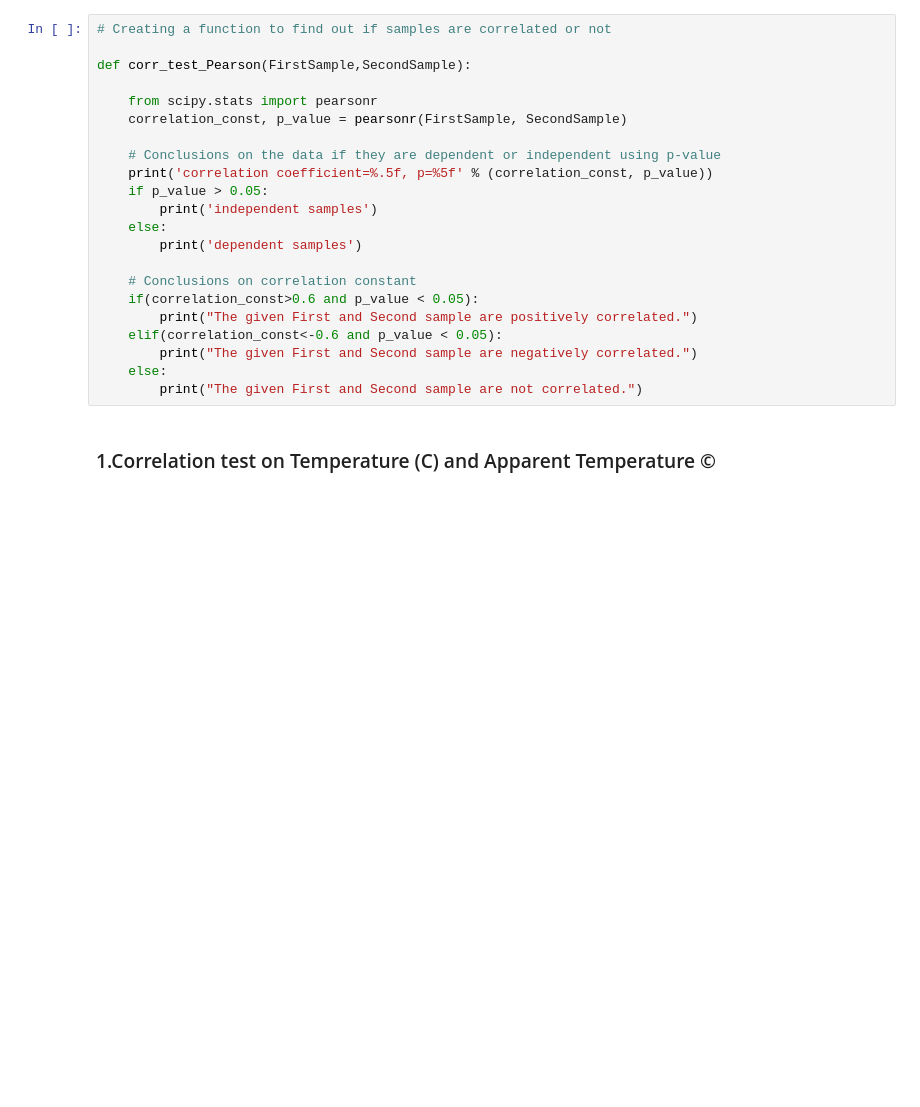
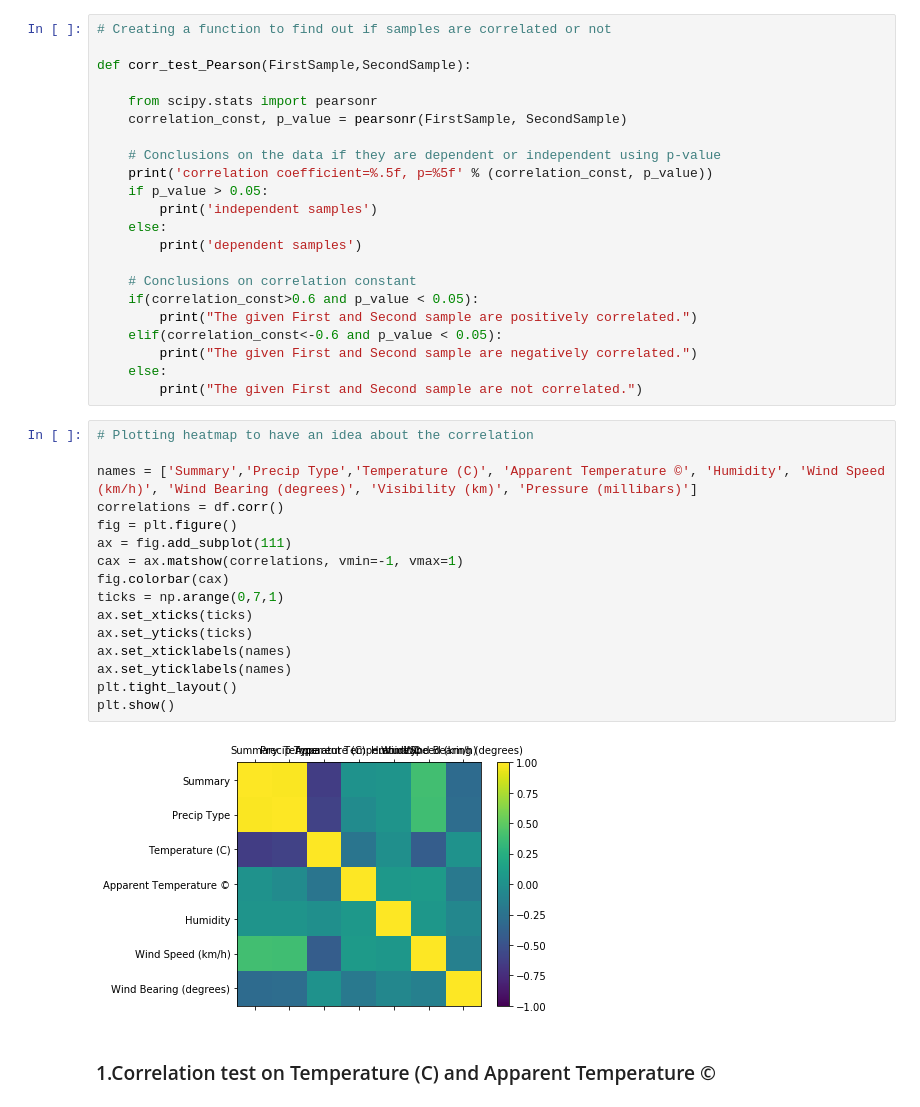
Before and after one commit to Sanjiv01/SDS-project, a Jupyter notebook: Weather linear reg.ipynb, the cells around one changed output. Drawn from its saved outputs; the diff is of its cells as text; blank space fills up the shorter version.

```diff
--- a/Weather linear reg.ipynb
+++ b/Weather linear reg.ipynb
@@ -914,6 +936,24 @@ def corr_test_Pearson(FirstSample,SecondSample):
         print("The given First and Second sample are negatively correlated.")
     else:
         print("The given First and Second sample are not correlated.")
+# %%
+# Plotting heatmap to have an idea about the correlation
+
+names = ['Summary','Precip Type','Temperature (C)', 'Apparent Temperature ©', 'Humidity', 'Wind Speed (km/h)', 'Wind Bearing (degrees)', 'Visibility (km)', 'Pressure (millibars)']
+correlations = df.corr()
+fig = plt.figure()
+ax = fig.add_subplot(111)
+cax = ax.matshow(correlations, vmin=-1, vmax=1)
+fig.colorbar(cax)
+ticks = np.arange(0,7,1)
+ax.set_xticks(ticks)
+ax.set_yticks(ticks)
+ax.set_xticklabels(names)
+ax.set_yticklabels(names)
+plt.tight_layout()
+plt.show()
+# %% [output]
+[figure, added]
 # %% [markdown]
 ### 1.Correlation test on Temperature (C) and Apparent Temperature ©
 # %%
```
Also changed, not shown: parts of 16 cells of this notebook.
